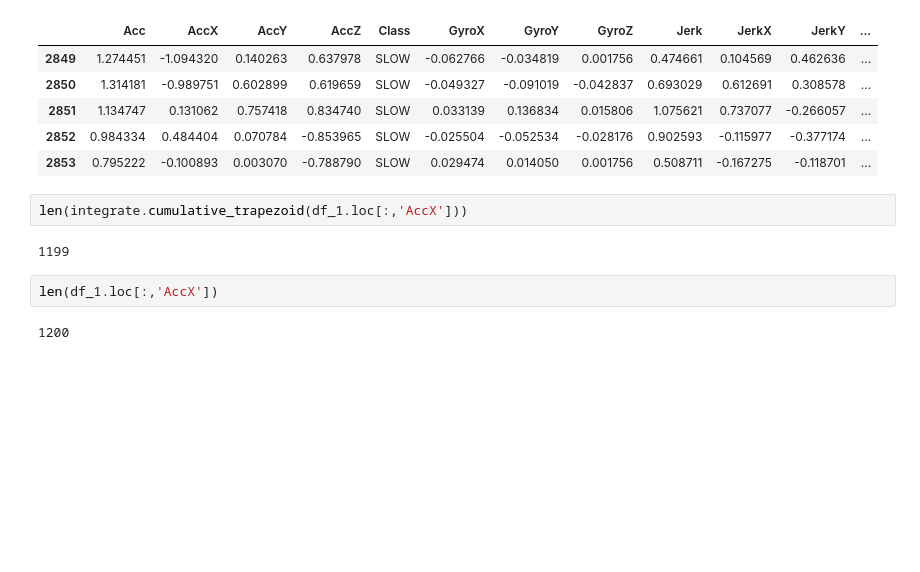
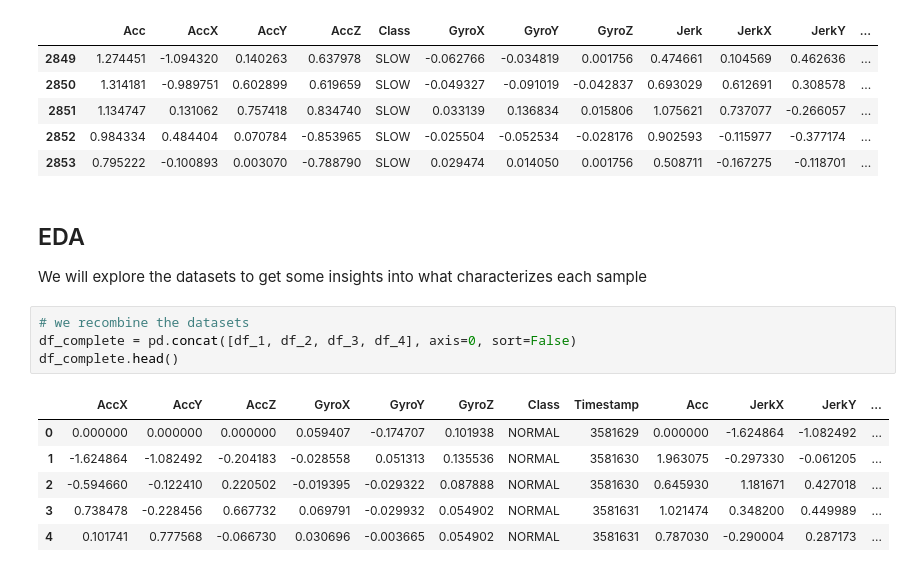
Before and after one commit to aurvantGitHub/driving_behavior, a Jupyter notebook: main.ipynb, the cells around one changed output. Cells and saved outputs as stored; diff of their text form; blank space fills up the shorter version.

```diff
--- a/main.ipynb
+++ b/main.ipynb
@@ -408,11 +424,18 @@ See the caveats in the documentation: https://pandas.pydata.org/pandas-docs/stab
 | 2851 | 1.134747 | 0.131062 | 0.757418 | 0.834740 | SLOW | 0.033139 | 0.136834 | 0.015806 | 1.075621 | 0.737077 | -0.266057 | ... |
 | 2852 | 0.984334 | 0.484404 | 0.070784 | -0.853965 | SLOW | -0.025504 | -0.052534 | -0.028176 | 0.902593 | -0.115977 | -0.377174 | ... |
 | 2853 | 0.795222 | -0.100893 | 0.003070 | -0.788790 | SLOW | 0.029474 | 0.014050 | 0.001756 | 0.508711 | -0.167275 | -0.118701 | ... |
-# %%
-len(integrate.cumulative_trapezoid(df_1.loc[:,'AccX']))
-# %% [output]
-1199
-# %%
-len(df_1.loc[:,'AccX'])
-# %% [output]
-1200
+# %% [markdown]
+## EDA
+
+We will explore the datasets to get some insights into what characterizes each sample
+# %%
+# we recombine the datasets
+df_complete = pd.concat([df_1, df_2, df_3, df_4], axis=0, sort=False)
+df_complete.head()
+# %% [output]
+|  | AccX | AccY | AccZ | GyroX | GyroY | GyroZ | Class | Timestamp | Acc | JerkX | JerkY | ... |
+| 0 | 0.000000 | 0.000000 | 0.000000 | 0.059407 | -0.174707 | 0.101938 | NORMAL | 3581629 | 0.000000 | -1.624864 | -1.082492 | ... |
+| 1 | -1.624864 | -1.082492 | -0.204183 | -0.028558 | 0.051313 | 0.135536 | NORMAL | 3581630 | 1.963075 | -0.297330 | -0.061205 | ... |
+| 2 | -0.594660 | -0.122410 | 0.220502 | -0.019395 | -0.029322 | 0.087888 | NORMAL | 3581630 | 0.645930 | 1.181671 | 0.427018 | ... |
+| 3 | 0.738478 | -0.228456 | 0.667732 | 0.069791 | -0.029932 | 0.054902 | NORMAL | 3581631 | 1.021474 | 0.348200 | 0.449989 | ... |
+| 4 | 0.101741 | 0.777568 | -0.066730 | 0.030696 | -0.003665 | 0.054902 | NORMAL | 3581631 | 0.787030 | -0.290004 | 0.287173 | ... |
```
Also changed, not shown: parts of 6 cells of this notebook.
